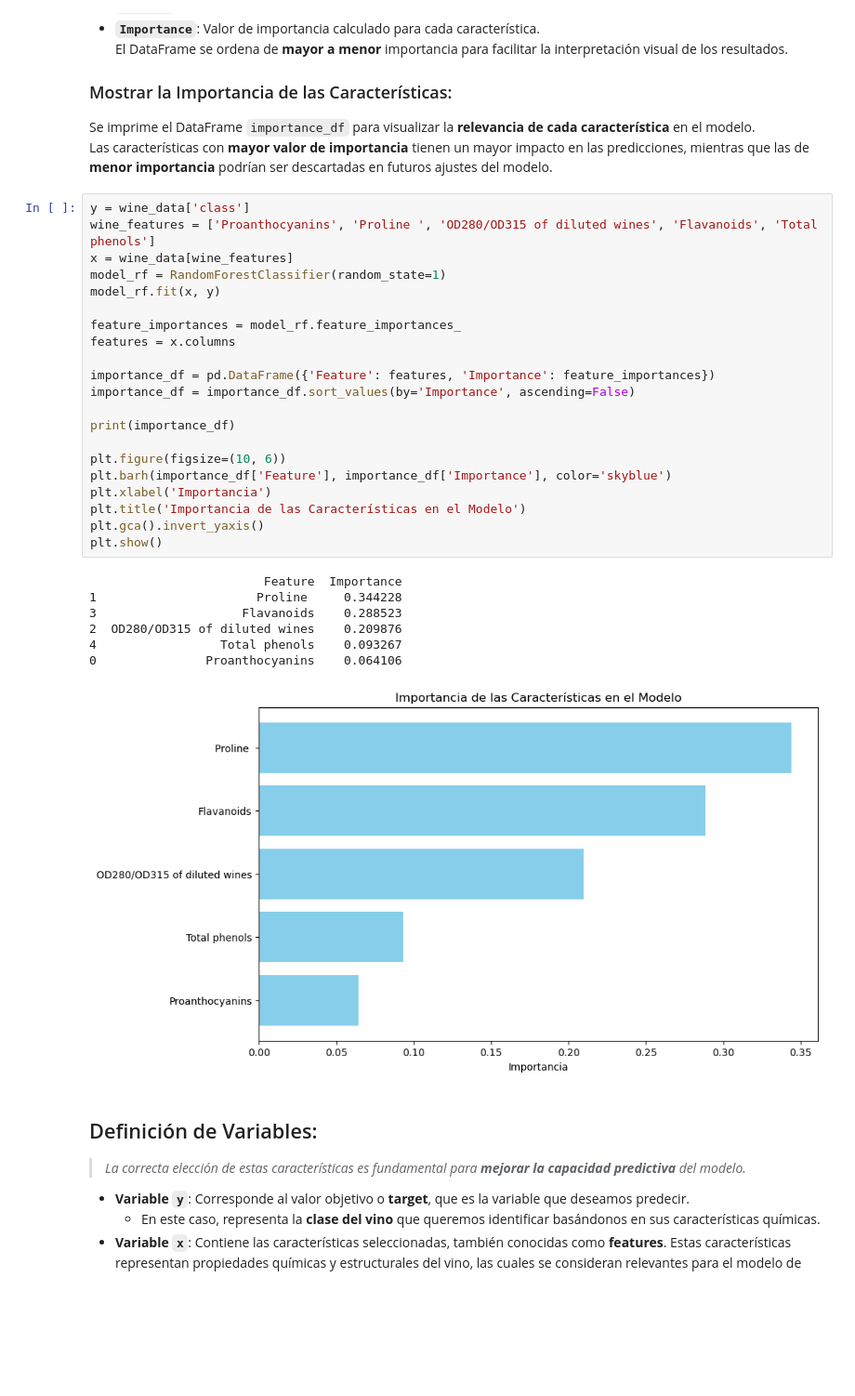
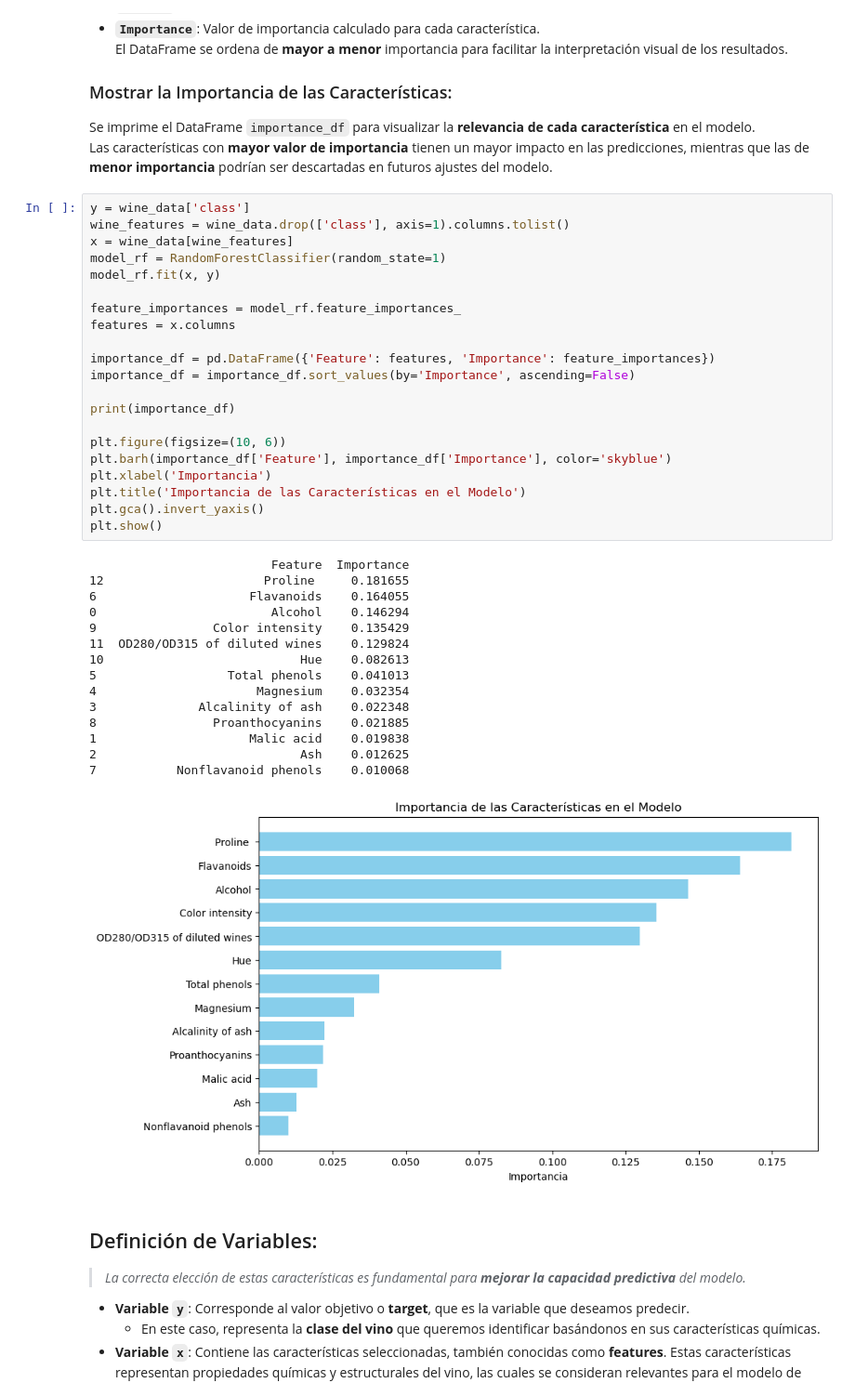
Before and after one commit to ikasle12345/RETO1, a Jupyter notebook: ModeloVino.ipynb, the cells around one changed output. Shown: that part at 93% size. Drawn from its saved outputs; the diff is of its cells as text; blank space fills up the shorter version.

```diff
--- a/ModeloVino.ipynb
+++ b/ModeloVino.ipynb
@@ -134,33 +134,41 @@ Se imprime el DataFrame `importance_df` para visualizar la **relevancia de cada
 Las características con **mayor valor de importancia** tienen un mayor impacto en las predicciones, mientras que las de **menor importancia** podrían ser descartadas en futuros ajustes del modelo.
 # %%
 y = wine_data['class']
-wine_features = ['Proanthocyanins', 'Proline ', 'OD280/OD315 of diluted wines', 'Flavanoids', 'Total phenols']
+wine_features = wine_data.drop(['class'], axis=1).columns.tolist()
 x = wine_data[wine_features]
 model_rf = RandomForestClassifier(random_state=1)
 model_rf.fit(x, y)
 
 feature_importances = model_rf.feature_importances_
 features = x.columns
 
 importance_df = pd.DataFrame({'Feature': features, 'Importance': feature_importances})
 importance_df = importance_df.sort_values(by='Importance', ascending=False)
 
 print(importance_df)
 
 plt.figure(figsize=(10, 6))
 plt.barh(importance_df['Feature'], importance_df['Importance'], color='skyblue')
 plt.xlabel('Importancia')
 plt.title('Importancia de las Características en el Modelo')
 plt.gca().invert_yaxis()
 plt.show()
 # %% [output]
-                        Feature  Importance
-1                      Proline     0.344228
-3                    Flavanoids    0.288523
-2  OD280/OD315 of diluted wines    0.209876
-4                 Total phenols    0.093267
-0               Proanthocyanins    0.064106
+                         Feature  Importance
+12                      Proline     0.181655
+6                     Flavanoids    0.164055
+0                        Alcohol    0.146294
+9                Color intensity    0.135429
+11  OD280/OD315 of diluted wines    0.129824
+10                           Hue    0.082613
+5                  Total phenols    0.041013
+4                      Magnesium    0.032354
+3              Alcalinity of ash    0.022348
+8                Proanthocyanins    0.021885
+1                     Malic acid    0.019838
+2                            Ash    0.012625
+7           Nonflavanoid phenols    0.010068
-[figure, old version]
+[figure, new version]
 # %% [markdown]
 ## Definición de Variables:
 >*La correcta elección de estas características es fundamental para **mejorar la capacidad predictiva** del modelo.*
```
Also changed, not shown: parts of 10 cells of this notebook.
